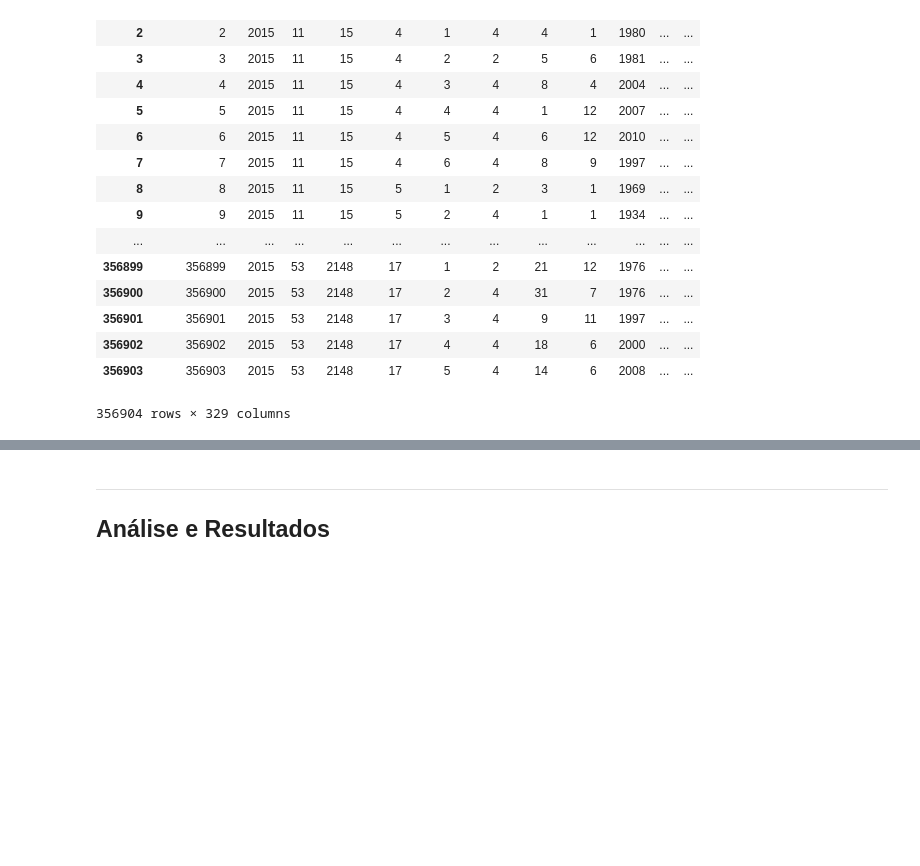
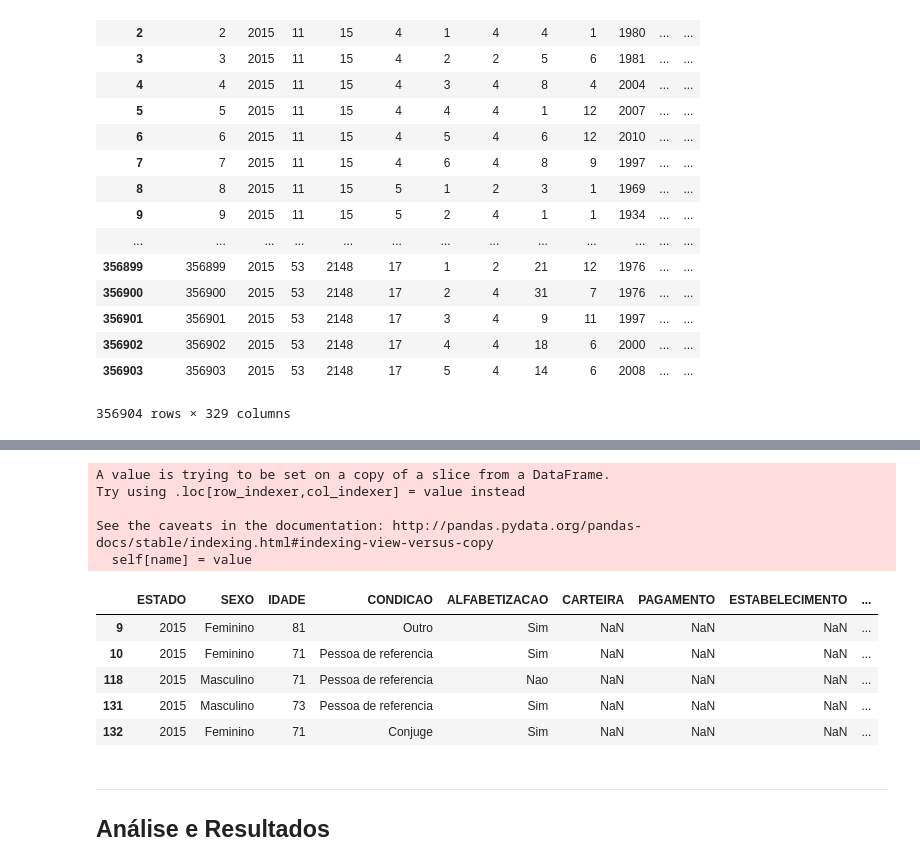
Before and after one commit to marianasabrantes/DP-P1, a Jupyter notebook: DP_P01_mariana.ipynb, the cells around one changed output, grey strips where cells are left out. Cells and saved outputs as stored; diff of their text form; code cells hidden in the pictures; blank space fills up the shorter version.

```diff
--- a/DP_P01_mariana.ipynb
+++ b/DP_P01_mariana.ipynb
@@ -89,3 +82,53 @@ P.head()
+# %%
+P = N[N['IDADE']>= 70]
+
+P.SEXO = P.SEXO.astype('category')
+P.SEXO.cat.categories = (['Masculino', 'Feminino'])
+
+P.CONDICAO = P.CONDICAO.astype('category')
+P.CONDICAO.cat.categories = (['Pessoa de referencia', 'Conjuge', 'Filho', 'Outro', 'Agregado', 'Pensionista', 'Empregado domestico', 'Parente do empregado domestico'])
+
+P.ALFABETIZACAO = P.ALFABETIZACAO.astype('category')
+P.ALFABETIZACAO.cat.categories = (['Sim', 'Nao'])
+
+P.CARTEIRA = P.CARTEIRA.astype('category')
+P.CARTEIRA.cat.categories = (['Sim', 'Nao'])
+
+P.PAGAMENTO = P.PAGAMENTO.astype('category')
+P.PAGAMENTO.cat.categories = (['Existia rendimento em dinheiro'])
+
+P.ESTABELECIMENTO = P.ESTABELECIMENTO.astype('category')
+P.ESTABELECIMENTO.cat.categories = (['Lojas, oficina, etc', 'fazenda, sitio etc', 'domicilio que trabalha',
+                                     'domicilio de patrao etc', 'local designado pelo cliente etc', 'em veiculo motor', 'em via publica', 'outros' ])
+
+P.T_PREVIDENCIA = P.T_PREVIDENCIA.astype('category')
+P.T_PREVIDENCIA.cat.categories = (['Federal', 'Municipal', 'Estadual'])
+
+P.TRABALHO = P.TRABALHO.astype('category')
+P.TRABALHO.cat.categories = (['Empregado', 'Trabalhador domestico', 'Conta Propria', 'Empregador', 'Trabalhador nao remunerado na unidade domiciliar',
+                             'outro trabalho nao remunerado', 'trabalhador no proprio negocio'])
+
+P.RENDIMENTO = P.RENDIMENTO.astype('category')
+P.RENDIMENTO.cat.categories = (['Sem rendimento', 'Ate 1/4 de salario', 'mais de 1/4 ate 1/2 de salario', 'mais de 1/2 ate 1 de salario',
+                               'mais de 1 ate 2 de salario', 'mais de 2 ate 3 de salario', 'mais de 3 ate 5 de salario', 'mais de 5 de salario',
+                                'sem declaracao'])
+
+P.ESTUDO = P.ESTUDO.astype('category')
+P.ESTUDO.cat.categories = (['Sem instrucao', 'Fund. Incomp ou equivalente', 'Fund. compl ou equivalente', 'Med Incomp ou equivalente',
+                            'Med compl ou equilavente', 'Sup Incompl ou equivalente', 'Superior completo', 'nao determinado'])
+P.head()
+# %% [output]
+A value is trying to be set on a copy of a slice from a DataFrame.
+Try using .loc[row_indexer,col_indexer] = value instead
+
+See the caveats in the documentation: http://pandas.pydata.org/pandas-docs/stable/indexing.html#indexing-view-versus-copy
+  self[name] = value
+|  | ESTADO | SEXO | IDADE | CONDICAO | ALFABETIZACAO | CARTEIRA | PAGAMENTO | ESTABELECIMENTO | ... |
+| 9 | 2015 | Feminino | 81 | Outro | Sim | NaN | NaN | NaN | ... |
+| 10 | 2015 | Feminino | 71 | Pessoa de referencia | Sim | NaN | NaN | NaN | ... |
+| 118 | 2015 | Masculino | 71 | Pessoa de referencia | Nao | NaN | NaN | NaN | ... |
+| 131 | 2015 | Masculino | 73 | Pessoa de referencia | Sim | NaN | NaN | NaN | ... |
+| 132 | 2015 | Feminino | 71 | Conjuge | Sim | NaN | NaN | NaN | ... |
 # %% [markdown]
 ___
 ## Análise e Resultados
```
Also changed, not shown: parts of 2 cells of this notebook.
